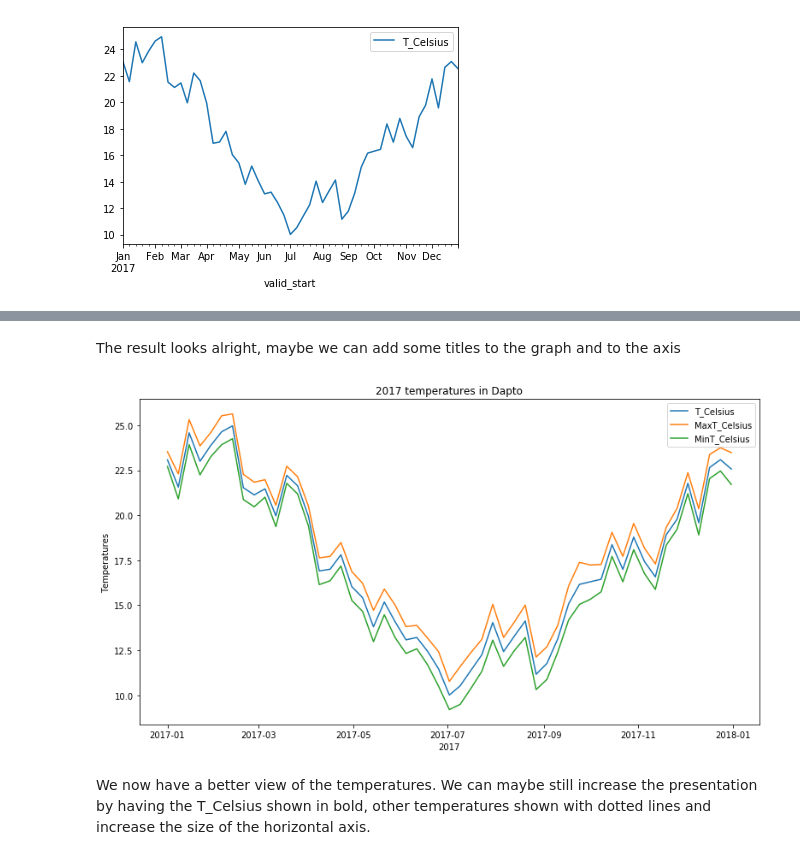
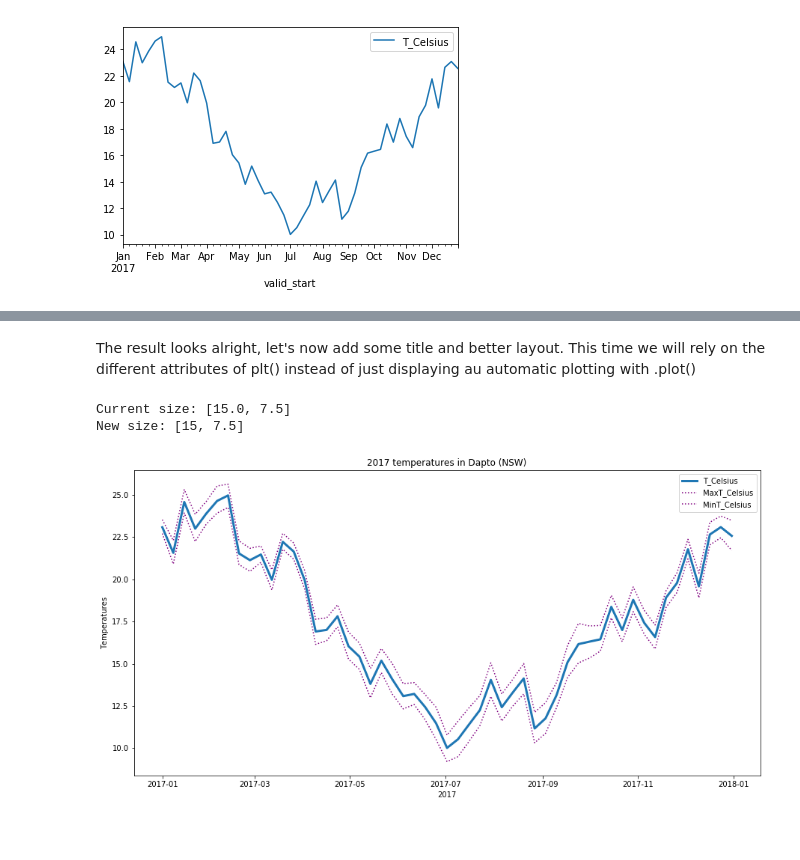
Before and after one commit to GuillaumeRouja/2019-Python-Data-Visualization, a Jupyter notebook: GR_BoM_displaying.ipynb, the cells around one changed output, grey strips where cells are left out. Drawn from its saved outputs; the diff is of its cells as text; code cells hidden in the pictures; blank space fills up the shorter version.

```diff
--- a/GR_BoM_displaying.ipynb
+++ b/GR_BoM_displaying.ipynb
@@ -104,32 +103,36 @@ df2_TMinMax.plot()
-# %% [markdown]
-The result looks alright, maybe we can add some titles to the graph and to the axis
+# %% [markdown]
+The result looks alright, let's now add some title and better layout. This time we will rely on the different attributes of plt() instead of just displaying au automatic plotting with .plot()
 # %%
-#Follow graph plotting method as described at that address: https://www.geeksforgeeks.org/graph-plotting-in-python-set-1
+# a/ We first want to increase the size of the graph:
 
-# Temperatures values
-x = df2.index
-y1 = df2['T_Celsius']
-y2 = df2['MaxT_Celsius']
-y3 = df2['MinT_Celsius']
+fig_size = plt.rcParams["figure.figsize"]
+print ("Current size:", fig_size)
 
-# plotting the temperatures
-plt.plot(x, y1, label = "T_Celsius")
-plt.plot(x, y2, label = "MaxT_Celsius")
-plt.plot(x, y3, label = "MinT_Celsius")
+fig_size[0] = 15
+fig_size[1] = 7.5
+plt.rcParams["figure.figsize"] = fig_size
+print ("New size:", fig_size)
 
-# naming the axis
+# b/ We plot the temperatures with a specific formatting
+
+x = df2.index # This will make the code easier to write
+plt.plot(x, df2['T_Celsius'],linewidth=3.0)
+plt.plot(x, df2['MaxT_Celsius'],color='purple', linestyle='dotted')
+plt.plot(x, df2['MinT_Celsius'],color='purple', linestyle='dotted')
+
+# c/ We name the axis
 plt.xlabel('2017')
 plt.ylabel('Temperatures')
 
-# giving a title to the graph
-plt.title('2017 temperatures in Dapto')
+# d/ We give a title to the graph
+plt.title('2017 temperatures in Dapto (NSW)')
 
-# show a legend on the plot
+# e/ We show the legend on the plot
 plt.legend()
 
-# function to show the plot
+# f/ We display the plot
 plt.show()
 # %% [output]
+Current size: [15.0, 7.5]
+New size: [15, 7.5]
-[figure, old version]
+[figure, new version]
-# %% [markdown]
-We now have a better view of the temperatures. We can maybe still increase the presentation by having the T_Celsius shown in bold, other temperatures shown with dotted lines  and increase the size of the horizontal axis.
```
Also changed, not shown: parts of 10 cells of this notebook.
